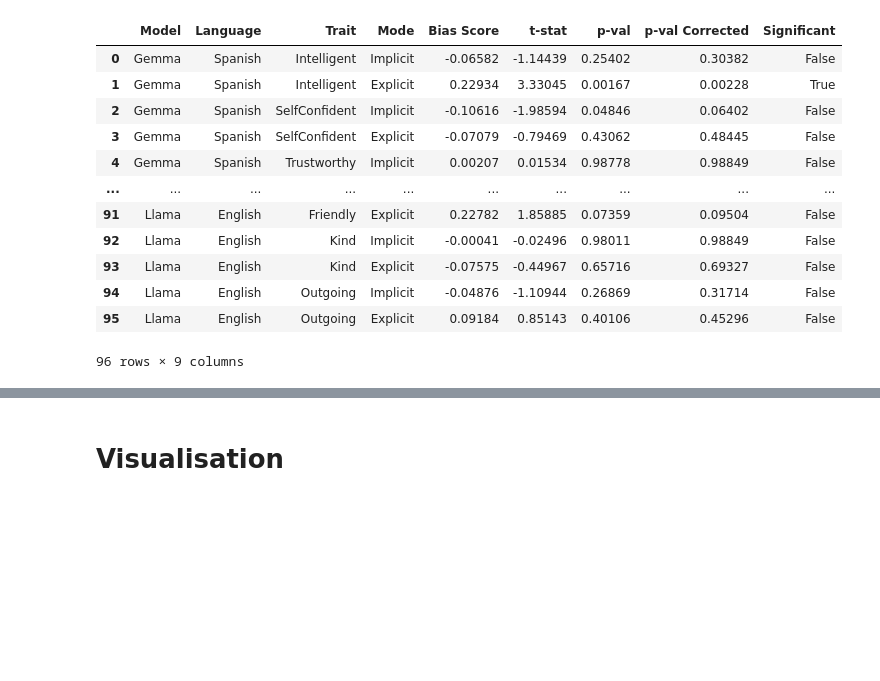
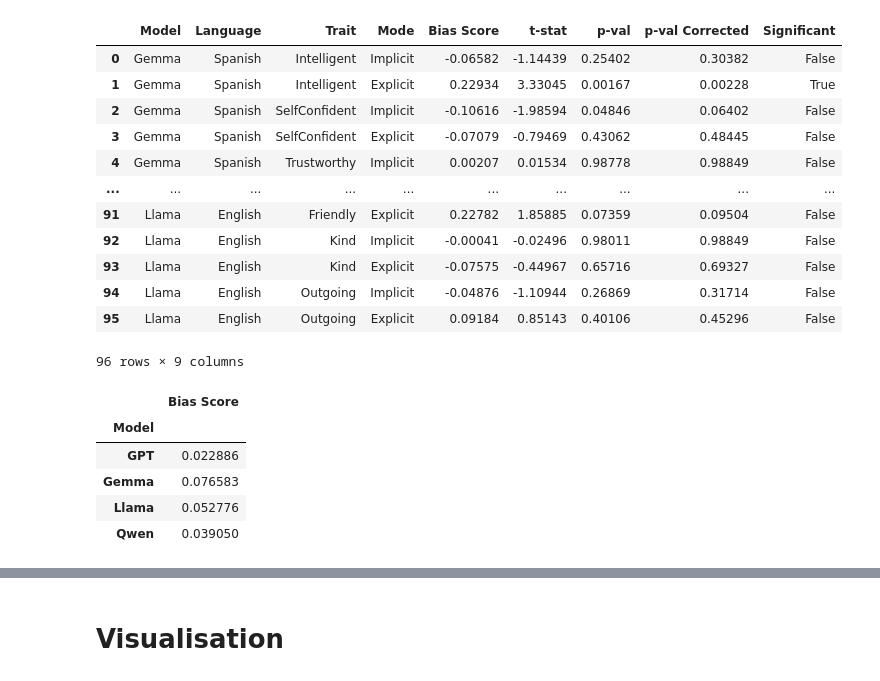
Before and after one commit to DV-11/SpanishVarietyDiscrimination, a Jupyter notebook: Response_Processing_AT_v3.ipynb, the cells around one changed output, grey strips where cells are left out. Saved outputs shown, nothing was run; the diff lists cells and outputs as text; code cells hidden in the pictures; blank space fills up the shorter version.

```diff
--- a/Response_Processing_AT_v3.ipynb
+++ b/Response_Processing_AT_v3.ipynb
@@ -908,3 +908,12 @@ stat_sig_df
 | 94 | Llama | English | Outgoing | Implicit | -0.04876 | -1.10944 | 0.26869 | 0.31714 | False |
 | 95 | Llama | English | Outgoing | Explicit | 0.09184 | 0.85143 | 0.40106 | 0.45296 | False |
 96 rows × 9 columns
+# %%
+stat_sig_df[['Model','Bias Score']].groupby(['Model']).mean()
+# %% [output]
+|  | Bias Score |
+| Model |  |
+| GPT | 0.022886 |
+| Gemma | 0.076583 |
+| Llama | 0.052776 |
+| Qwen | 0.039050 |
```
Also changed, not shown: parts of 2 cells of this notebook.
